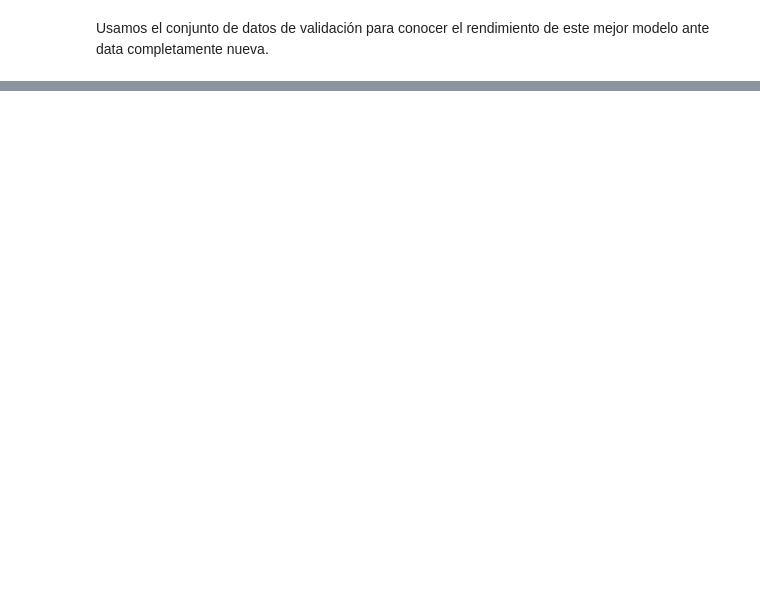
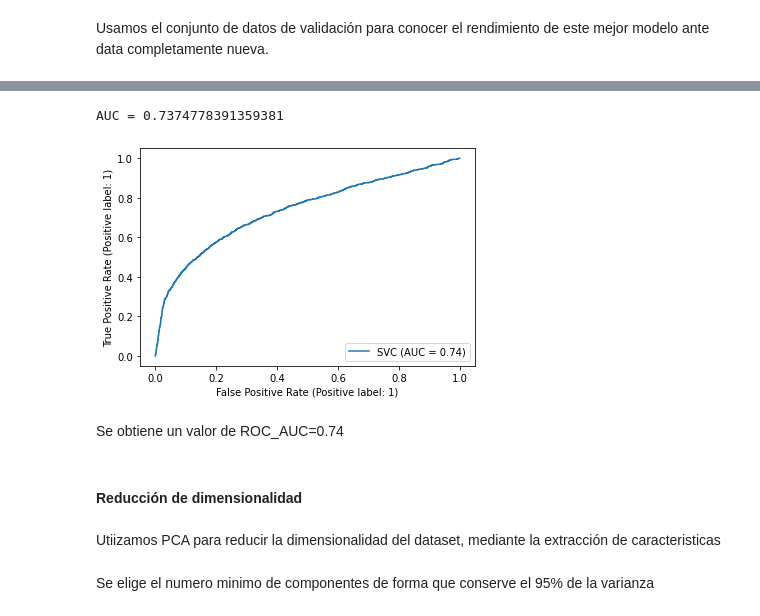
Before and after one commit to christopherfr/trabajofinalml, a Jupyter notebook: Trabajo_final_ML.ipynb, the cells around one changed output, grey strips where cells are left out. Drawn from its saved outputs; the diff is of its cells as text; code cells hidden in the pictures; blank space fills up the shorter version.

```diff
--- a/Trabajo_final_ML.ipynb
+++ b/Trabajo_final_ML.ipynb
@@ -827,0 +995,6 @@ Notamos que el AUC ROC (0.7592848609414503) es ligeramente menor que el obtenido
+# %%
+C=[100]
+gamma=[0.001,0.01,0.1,1]
+C_param ={ 'C': C,
+              'gamma': gamma
+          }
@@ -827,0 +1037,18 @@ Notamos que el AUC ROC (0.7592848609414503) es ligeramente menor que el obtenido
+# %%
+from sklearn import metrics
+
+y_pred_val_SVC = SVC_grid_best.predict_proba(X_test_scaled)[:,1]
+auc_roc = metrics.roc_auc_score(y_test, y_pred_val_SVC)
+print('AUC =', auc_roc)
+
+metrics.plot_roc_curve(SVC_grid_best, X_test_scaled, y_test)
+plt.show()
+# %% [output]
+AUC = 0.7374778391359381
+[figure, added]
+# %% [markdown]
+Se obtiene un valor de ROC_AUC=0.74
+# %% [markdown]
+#### Reducción de dimensionalidad
+# %% [markdown]
+Utiizamos PCA para reducir la dimensionalidad del dataset, mediante la extracción de caracteristicas
@@ -827,0 +1063,2 @@ Notamos que el AUC ROC (0.7592848609414503) es ligeramente menor que el obtenido
+# %% [markdown]
+Se elige el numero minimo de componentes de forma que conserve el 95% de la varianza
```
Also changed, not shown: parts of 98 cells of this notebook.
